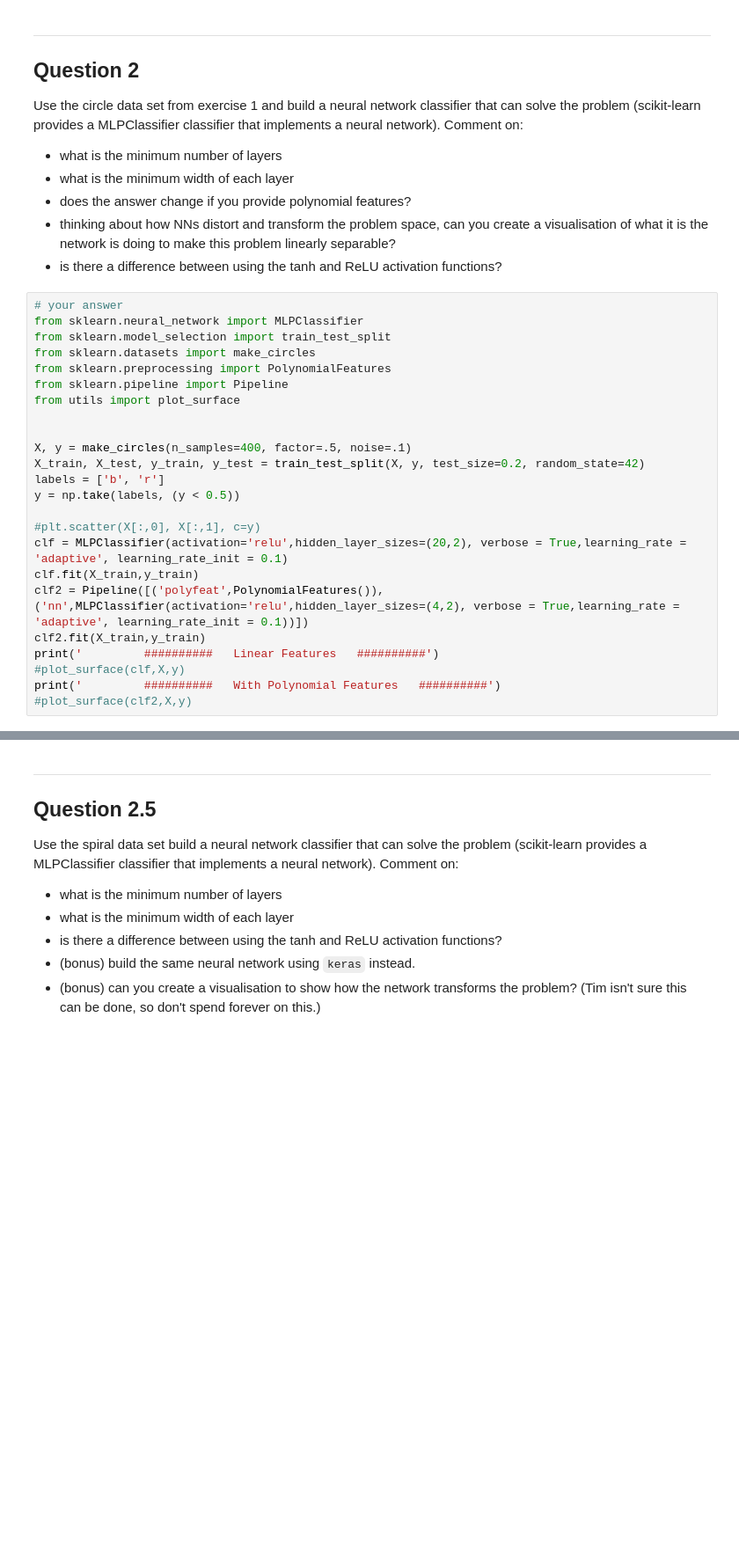
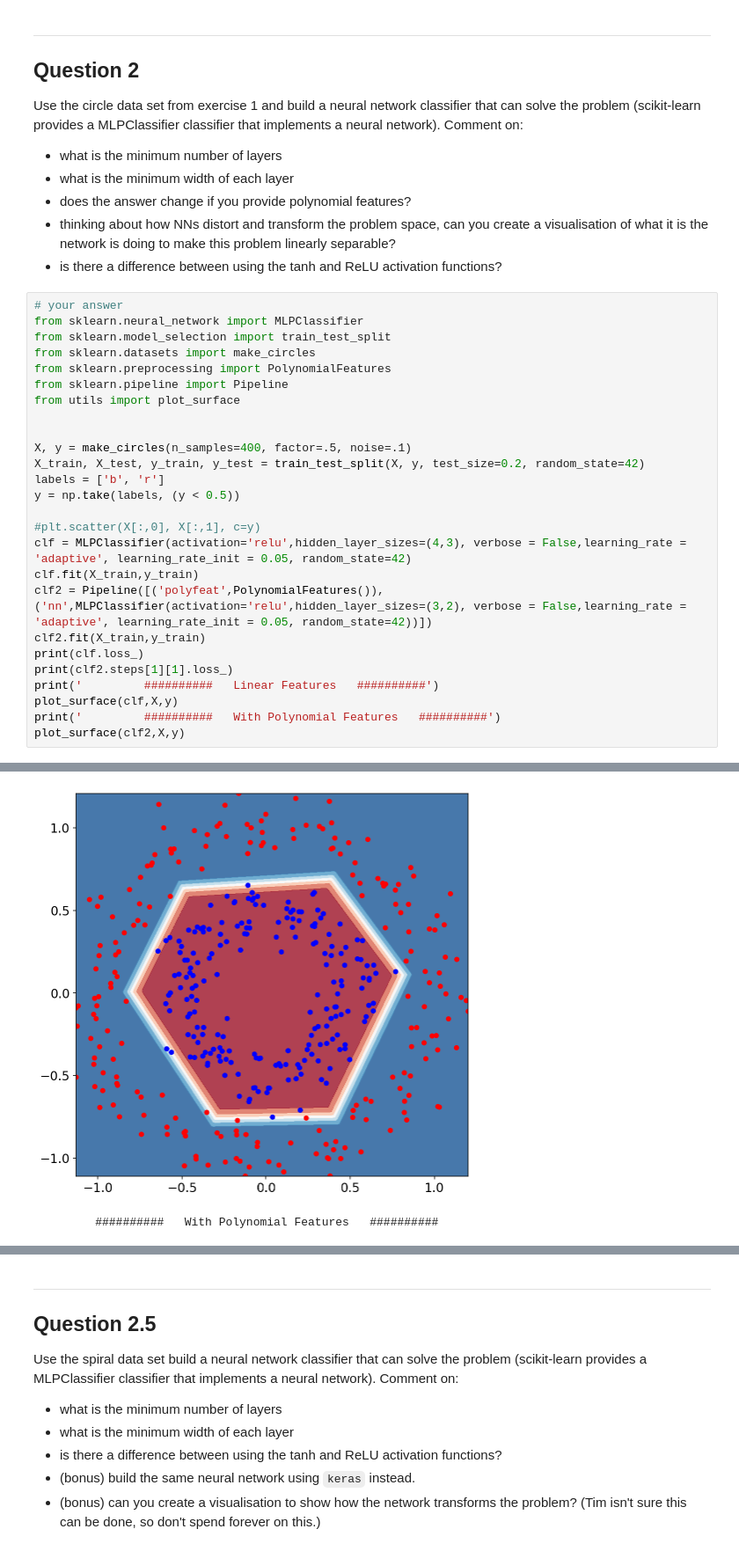
Before and after one commit to cemalper2/advanced_computing, a Jupyter notebook: 03-neural-networks/exercise.ipynb, the cells around one changed output, grey strips where cells are left out. Shown at 88% size. Saved outputs shown, nothing was run; the diff lists cells and outputs as text; blank space fills up the shorter version.

```diff
--- a/03-neural-networks/exercise.ipynb
+++ b/03-neural-networks/exercise.ipynb
@@ -144,12 +144,14 @@ labels = ['b', 'r']
 y = np.take(labels, (y < 0.5))
 
 #plt.scatter(X[:,0], X[:,1], c=y)
-clf = MLPClassifier(activation='relu',hidden_layer_sizes=(20,2), verbose = True,learning_rate = 'adaptive', learning_rate_init = 0.1)
+clf = MLPClassifier(activation='relu',hidden_layer_sizes=(4,3), verbose = False,learning_rate = 'adaptive', learning_rate_init = 0.05, random_state=42)
 clf.fit(X_train,y_train)
-clf2 = Pipeline([('polyfeat',PolynomialFeatures()),('nn',MLPClassifier(activation='relu',hidden_layer_sizes=(4,2), verbose = True,learning_rate = 'adaptive', learning_rate_init = 0.1))])
+clf2 = Pipeline([('polyfeat',PolynomialFeatures()),('nn',MLPClassifier(activation='relu',hidden_layer_sizes=(3,2), verbose = False,learning_rate = 'adaptive', learning_rate_init = 0.05, random_state=42))])
 clf2.fit(X_train,y_train)
+print(clf.loss_)
+print(clf2.steps[1][1].loss_)
 print('         ##########   Linear Features   ##########')
-#plot_surface(clf,X,y)
+plot_surface(clf,X,y)
 print('         ##########   With Polynomial Features   ##########')
-#plot_surface(clf2,X,y)
+plot_surface(clf2,X,y)
 # %% [output]
@@ -172,0 +161,2 @@ Training loss did not improve more than tol=0.000100 for two consecutive epochs.
+[figure, added]
+         ##########   With Polynomial Features   ##########
```
Also changed, not shown: parts of 3 cells of this notebook.
